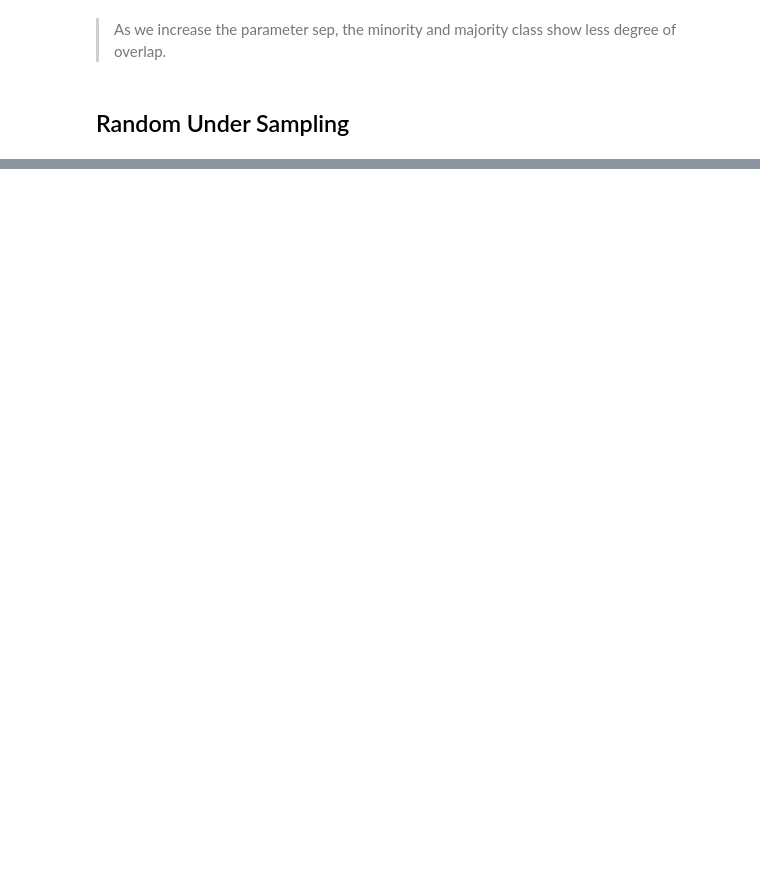
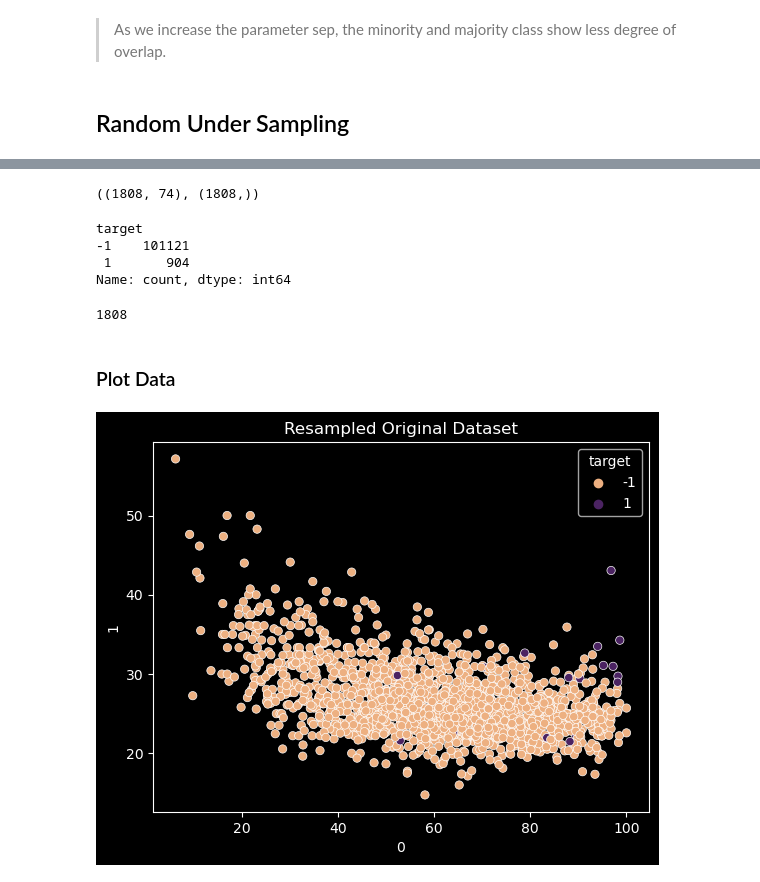
Before and after one commit to frantzalexander/machine_learning_studies, a Jupyter notebook: Machine Learning with Imbalanced Data/Under-sampling/Random Under-sampling.ipynb, the cells around one changed output, grey strips where cells are left out. Saved outputs shown, nothing was run; the diff lists cells and outputs as text; code cells hidden in the pictures; blank space fills up the shorter version.

```diff
--- a/Machine Learning with Imbalanced Data/Under-sampling/Random Under-sampling.ipynb
+++ b/Machine Learning with Imbalanced Data/Under-sampling/Random Under-sampling.ipynb
@@ -77,0 +147,4 @@ Name: count, dtype: int64
+# %%
+data = pd.read_csv("../kdd2004.csv")
+
+data.head()
@@ -77,0 +196,31 @@ Name: count, dtype: int64
+# %%
+# Size of the undersampled data
+X_resampled.shape, y_resampled.shape
+# %% [output]
+((1808, 74), (1808,))
+# %%
+# number of observations in the positive class in the original dataset
+y_train.value_counts()
+# %% [output]
+target
+-1    101121
+ 1       904
+Name: count, dtype: int64
+# %%
+# Final data size has 2 times as many observations with the positive class:
+y_train.value_counts()[1]*2
+# %% [output]
+1808
+# %% [markdown]
+### Plot Data
+# %%
+sns.scatterplot(
+    data = data.sample(1808, random_state= 38),
+    x = "0",
+    y = "1",
+    hue = "target",
+    palette= "flare"
+)
+plt.title("Resampled Original Dataset");
+# %% [output]
+[figure, added]
```
Also changed, not shown: parts of 27 cells of this notebook.
